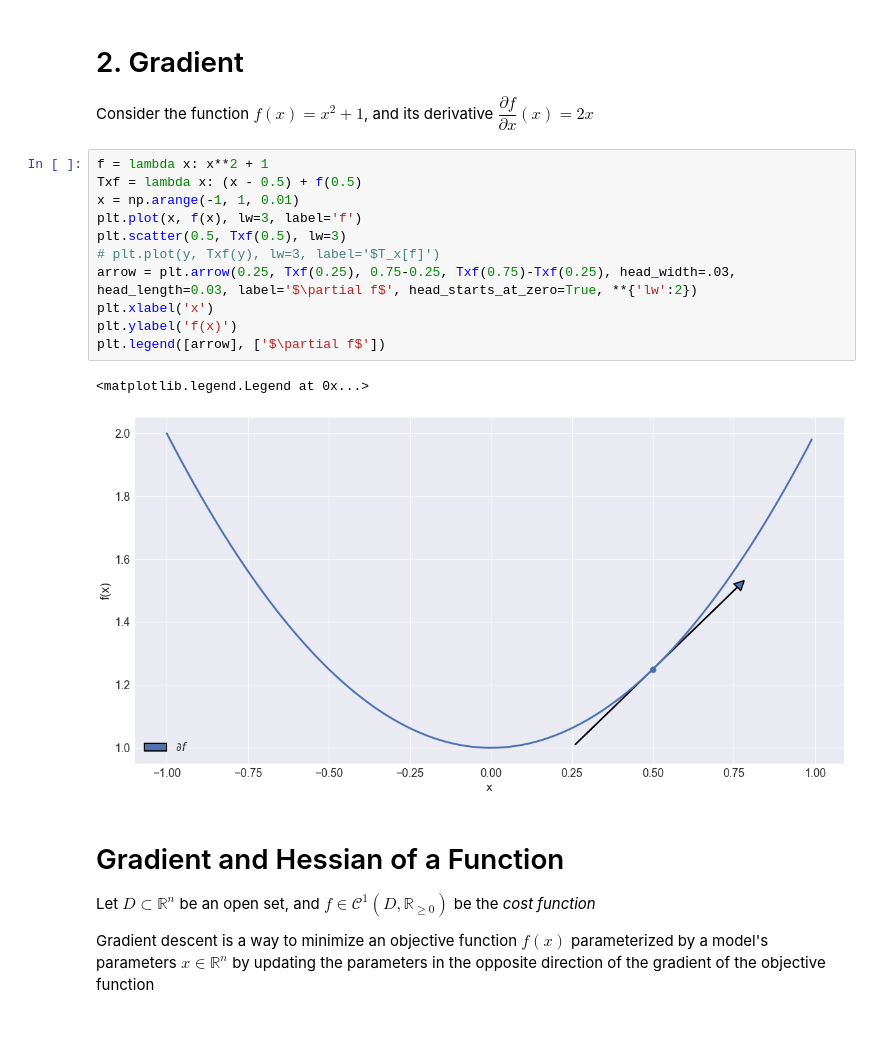
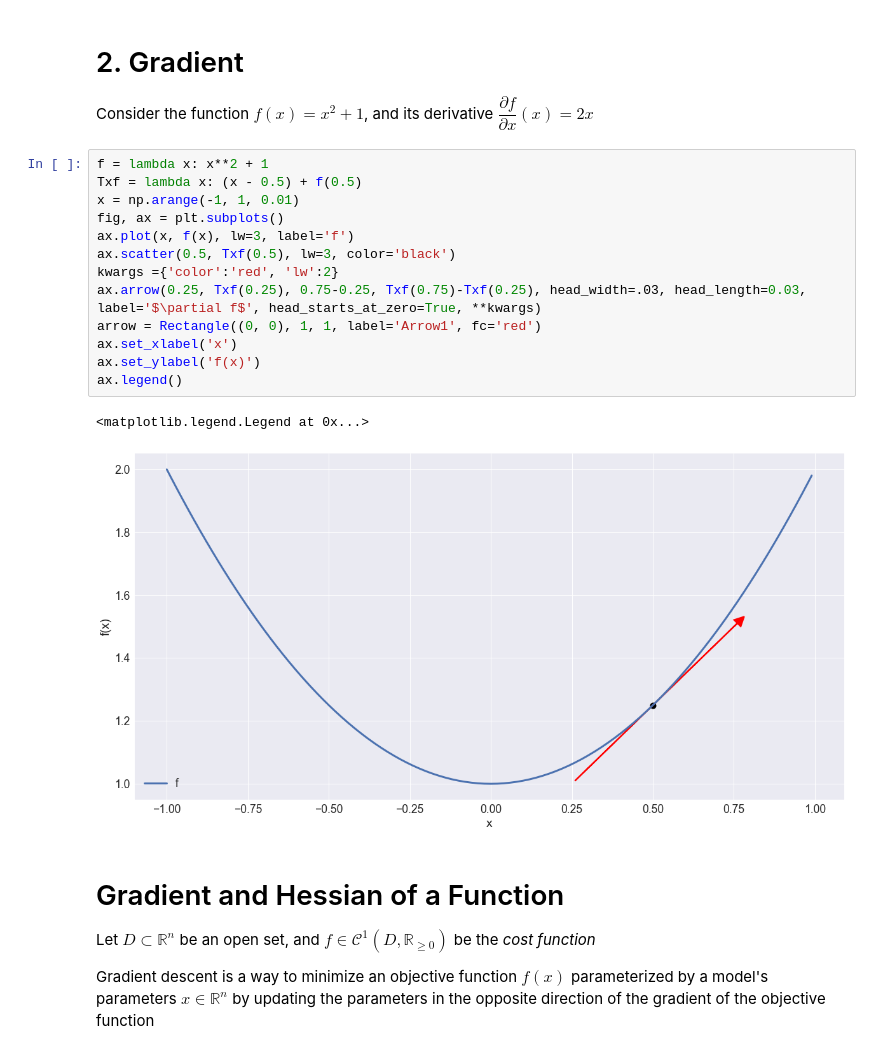
Before and after one commit to hsteinshiromoto/book.optimisation, a Jupyter notebook: src/notebooks/momentum.ipynb, the cells around one changed output. Cells and saved outputs as stored; diff of their text form.

```diff
--- a/src/notebooks/momentum.ipynb
+++ b/src/notebooks/momentum.ipynb
@@ -20,17 +21,19 @@ Consider the function $f(x)=x^2 + 1$, and its derivative $\dfrac{\partial f}{\pa
 # %%
 f = lambda x: x**2 + 1
 Txf = lambda x: (x - 0.5) + f(0.5)
 x = np.arange(-1, 1, 0.01)
-plt.plot(x, f(x), lw=3, label='f')
-plt.scatter(0.5, Txf(0.5), lw=3)
-# plt.plot(y, Txf(y), lw=3, label='$T_x[f]')
-arrow = plt.arrow(0.25, Txf(0.25), 0.75-0.25, Txf(0.75)-Txf(0.25), head_width=.03, head_length=0.03, label='$\partial f$', head_starts_at_zero=True, **{'lw':2})
-plt.xlabel('x')
-plt.ylabel('f(x)')
-plt.legend([arrow], ['$\partial f$'])
+fig, ax = plt.subplots()
+ax.plot(x, f(x), lw=3, label='f')
+ax.scatter(0.5, Txf(0.5), lw=3, color='black')
+kwargs ={'color':'red', 'lw':2}
+ax.arrow(0.25, Txf(0.25), 0.75-0.25, Txf(0.75)-Txf(0.25), head_width=.03, head_length=0.03, label='$\partial f$', head_starts_at_zero=True, **kwargs)
+arrow = Rectangle((0, 0), 1, 1, label='Arrow1', fc='red')
+ax.set_xlabel('x')
+ax.set_ylabel('f(x)')
+ax.legend()
 # %% [output]
 <matplotlib.legend.Legend at 0x...>
-[figure, old version]
+[figure, new version]
 # %% [markdown]
 <h1>Gradient and Hessian of a Function</h1><a name='DefGradient'></a>
 
```
Also changed, not shown: parts of 1 cell of this notebook.
